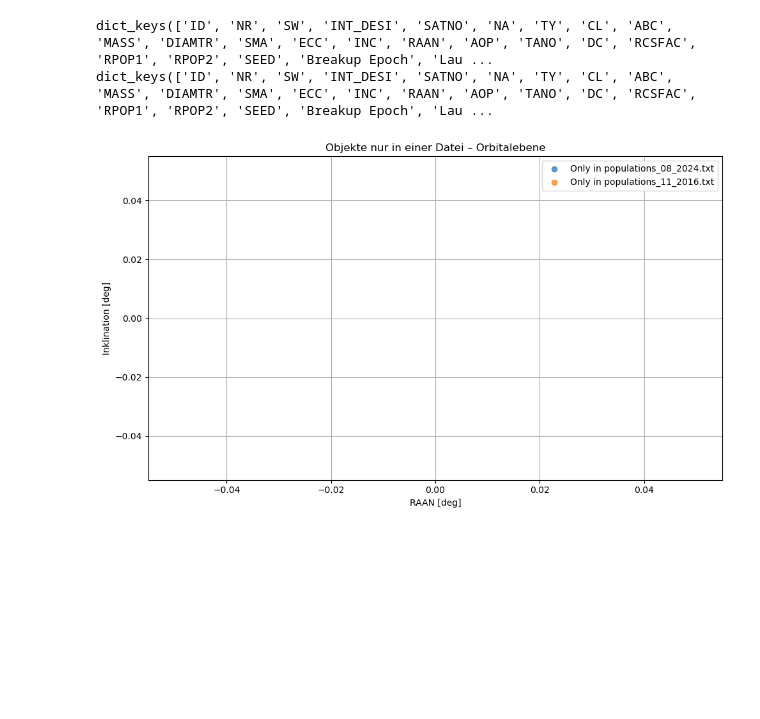
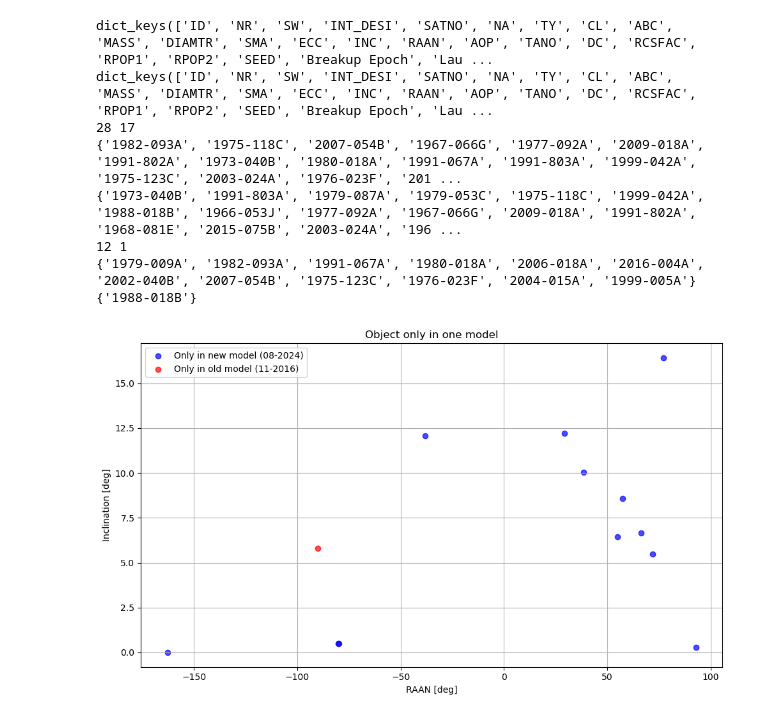
Before and after one commit to FiPf/AIUB-Backup, a Jupyter notebook: DISCOS/compare_DISCOS_data.ipynb, the cells around one changed output. Cells and saved outputs as stored; diff of their text form; code cells hidden in the pictures; blank space fills up the shorter version.

```diff
--- a/DISCOS/compare_DISCOS_data.ipynb
+++ b/DISCOS/compare_DISCOS_data.ipynb
@@ -25,10 +25,10 @@ def compare_files(file1_path: str, file2_path: str):
 def read_breakup_event_file(filename: str):
     colspecs = [
         (0, 5), (5, 10), (10, 14), (14, 23), (23, 33),
-        (33, 37), (37, 41), (41, 45), (45, 50), (50, 59),
-        (59, 68), (68, 77), (77, 85), (85, 93), (93, 102),
+        (33, 37), (37, 42), (42, 48), (48, 54), (54, 62),
+        (62, 69), (69, 79), (79, 87), (87, 93), (93, 102),
         (102, 111), (111, 120), (120, 126), (126, 135), (135, 143),
-        (143, 151), (151, 158), (158, 184), (184, 210), (210, 231), (231, 252)
+        (143, 147), (147, 154), (154, 177), (177, 204), (204, 225), (225, 252)
     ]
 
     column_names = [
@@ -38,7 +38,12 @@ def read_breakup_event_file(filename: str):
     ]
 
     df = pd.read_fwf(filename, colspecs=colspecs, names=column_names, skiprows=1, comment='=')
+
+    # Drop the last row
+    df = df.iloc[:-1, :]
+
     return df.to_dict(orient='list')
+
 
 data_11_2016 = read_breakup_event_file("populations_11_2016.txt")
 data_08_2024 = read_breakup_event_file("populations_08_2024.txt")
@@ -51,44 +56,58 @@ int_desi_08_2024 = data_08_2024["INT_DESI"]
 data_08_2024 = read_breakup_event_file("populations_08_2024.txt")
 compare_files("populations_08_2024.txt", "populations_11_2016.txt")
 
+
 def plot_orbital_differences(file1_path: str, file2_path: str):
     data1 = read_breakup_event_file(file1_path)
     data2 = read_breakup_event_file(file2_path)
 
     df1 = pd.DataFrame(data1)
     df2 = pd.DataFrame(data2)
 
     set1 = set(df1["INT_DESI"])
     set2 = set(df2["INT_DESI"])
+    print(len(set1), len(set2))
+    print(set1)
+    print(set2)
 
     only_in_1 = set1 - set2
     only_in_2 = set2 - set1
+
+    print(len(only_in_1), len(only_in_2))
+    print(only_in_1)
+    print(only_in_2)
 
     df1_unique = df1[df1["INT_DESI"].isin(only_in_1)].copy()
     df2_unique = df2[df2["INT_DESI"].isin(only_in_2)].copy()
 
     # Konvertiere Spalten zu float
-    df1_unique["RAAN"] = pd.to_numeric(df1_unique["RAAN"], errors="coerce")
-    df1_unique["INC"] = pd.to_numeric(df1_unique["INC"], errors="coerce")
-    df2_unique["RAAN"] = pd.to_numeric(df2_unique["RAAN"], errors="coerce")
-    df2_unique["INC"] = pd.to_numeric(df2_unique["INC"], errors="coerce")
+    df1_unique["RAAN"] = pd.to_numeric(df1_unique["RAAN"])
+    df1_unique["INC"] = pd.to_numeric(df1_unique["INC"])
+    df2_unique["RAAN"] = pd.to_numeric(df2_unique["RAAN"])
+    df2_unique["INC"] = pd.to_numeric(df2_unique["INC"])
+
+    df1_unique["RAAN"] = ((df1_unique["RAAN"] + 180) % 360) - 180
+    df2_unique["RAAN"] = ((df2_unique["RAAN"] + 180) % 360) - 180
 
     plt.figure(figsize=(10, 6))
-    plt.scatter(df1_unique["RAAN"], df1_unique["INC"], label=f"Only in {file1_path}", alpha=0.7, color="tab:blue")
-    plt.scatter(df2_unique["RAAN"], df2_unique["INC"], label=f"Only in {file2_path}", alpha=0.7, color="tab:orange")
-
+    plt.scatter(df1_unique["RAAN"], df1_unique["INC"], label=f"Only in new model (08-2024)", alpha=0.7, color="blue")
+    plt.scatter(df2_unique["RAAN"], df2_unique["INC"], label=f"Only in old model (11-2016)", alpha=0.7, color="red")
     plt.xlabel("RAAN [deg]")
-    plt.ylabel("Inklination [deg]")
-    plt.title("Objekte nur in einer Datei – Orbitalebene")
+    plt.ylabel("Inclination [deg]")
+    plt.title("Object only in one model")
     plt.legend()
     plt.grid(True)
     plt.tight_layout()
     plt.show()
 
 plot_orbital_differences("populations_08_2024.txt", "populations_11_2016.txt")
-
-FALSCHHHHH
 # %% [output]
 dict_keys(['ID', 'NR', 'SW', 'INT_DESI', 'SATNO', 'NA', 'TY', 'CL', 'ABC', 'MASS', 'DIAMTR', 'SMA', 'ECC', 'INC', 'RAAN', 'AOP', 'TANO', 'DC', 'RCSFAC', 'RPOP1', 'RPOP2', 'SEED', 'Breakup Epoch', 'Lau ...
 dict_keys(['ID', 'NR', 'SW', 'INT_DESI', 'SATNO', 'NA', 'TY', 'CL', 'ABC', 'MASS', 'DIAMTR', 'SMA', 'ECC', 'INC', 'RAAN', 'AOP', 'TANO', 'DC', 'RCSFAC', 'RPOP1', 'RPOP2', 'SEED', 'Breakup Epoch', 'Lau ...
+28 17
+{'1982-093A', '1975-118C', '2007-054B', '1967-066G', '1977-092A', '2009-018A', '1991-802A', '1973-040B', '1980-018A', '1991-067A', '1991-803A', '1999-042A', '1975-123C', '2003-024A', '1976-023F', '201 ...
+{'1973-040B', '1991-803A', '1979-087A', '1979-053C', '1975-118C', '1999-042A', '1988-018B', '1966-053J', '1977-092A', '1967-066G', '2009-018A', '1991-802A', '1968-081E', '2015-075B', '2003-024A', '196 ...
+12 1
+{'1979-009A', '1982-093A', '1991-067A', '1980-018A', '2006-018A', '2016-004A', '2002-040B', '2007-054B', '1975-123C', '1976-023F', '2004-015A', '1999-005A'}
+{'1988-018B'}
-[figure, old version]
+[figure, new version]
```
Also changed, not shown: 14 other files.
